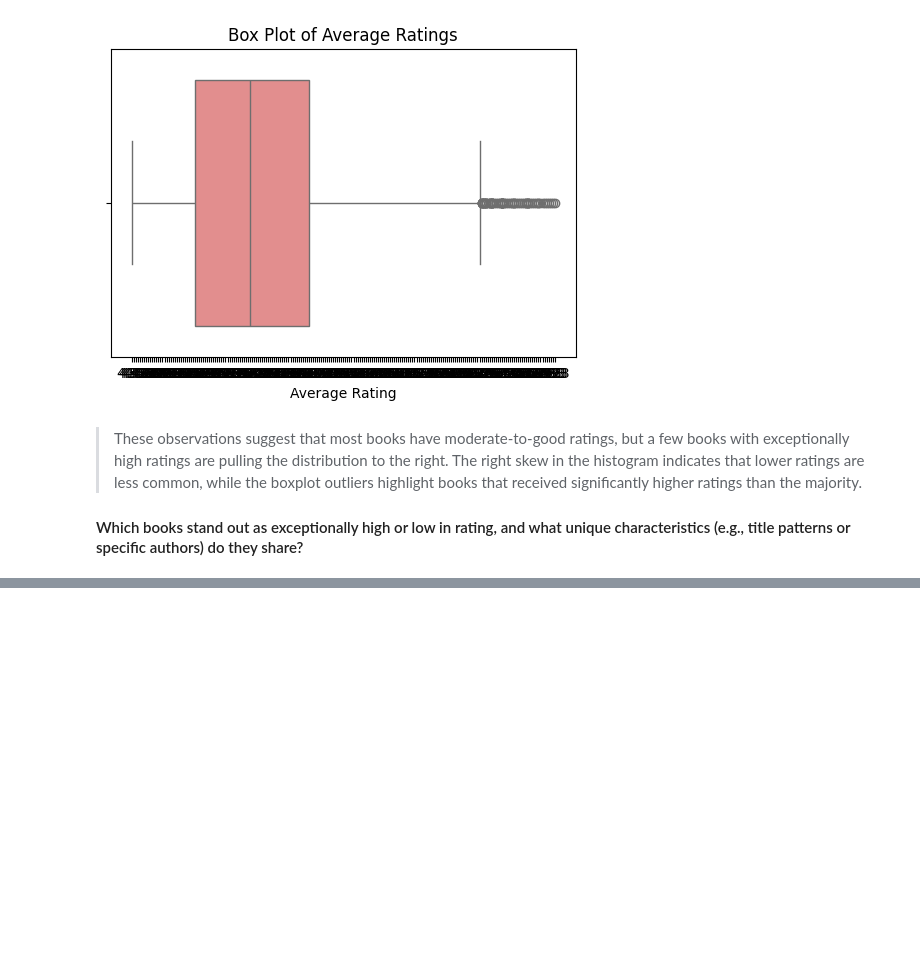
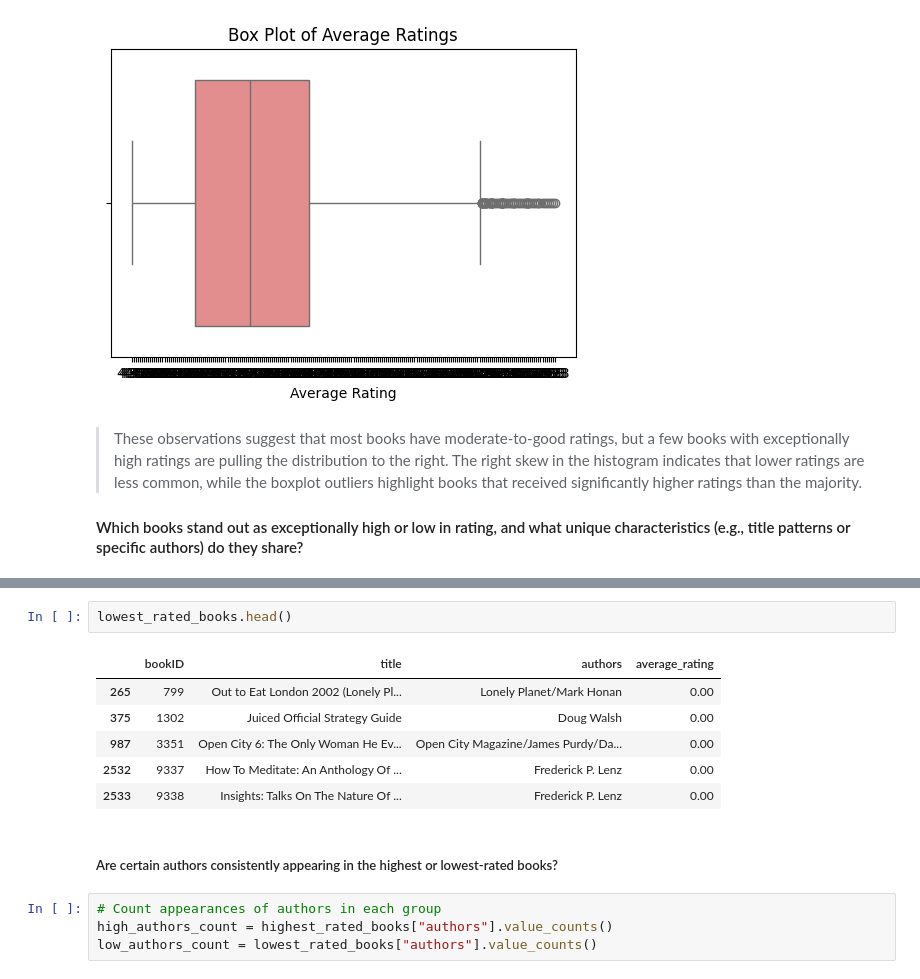
Before and after one commit to Darknight47/Data-Science-Projects-03, a Jupyter notebook: book_recommendation.ipynb, the cells around one changed output, grey strips where cells are left out. Drawn from its saved outputs; the diff is of its cells as text; blank space fills up the shorter version.

```diff
--- a/book_recommendation.ipynb
+++ b/book_recommendation.ipynb
@@ -67,0 +93,15 @@ plt.show()
+# %%
+lowest_rated_books.head()
+# %% [output]
+|  | bookID | title | authors | average_rating |
+| 265 | 799 | Out to Eat London 2002 (Lonely Pl... | Lonely Planet/Mark Honan | 0.00 |
+| 375 | 1302 | Juiced Official Strategy Guide | Doug Walsh | 0.00 |
+| 987 | 3351 | Open City 6: The Only Woman He Ev... | Open City Magazine/James Purdy/Da... | 0.00 |
+| 2532 | 9337 | How To Meditate: An Anthology Of ... | Frederick P. Lenz | 0.00 |
+| 2533 | 9338 | Insights: Talks On The Nature Of ... | Frederick P. Lenz | 0.00 |
+# %% [markdown]
+##### Are certain authors consistently appearing in the highest or lowest-rated books?
+# %%
+# Count appearances of authors in each group
+high_authors_count = highest_rated_books["authors"].value_counts()
+low_authors_count = lowest_rated_books["authors"].value_counts()
```
Also changed, not shown: parts of 6 cells of this notebook.
